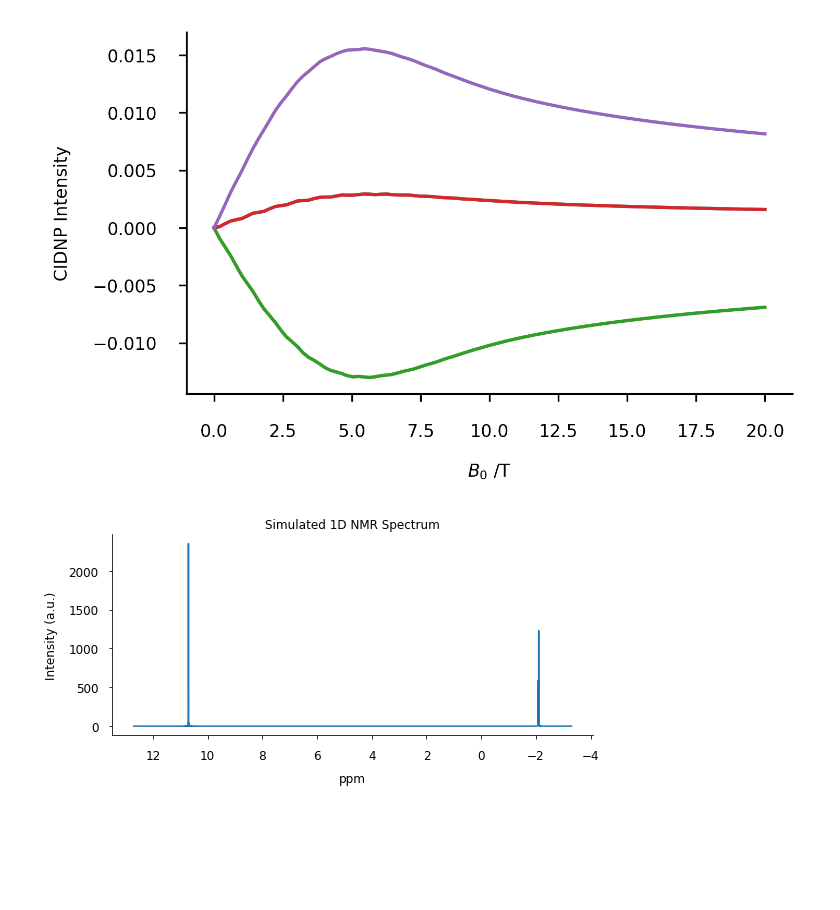
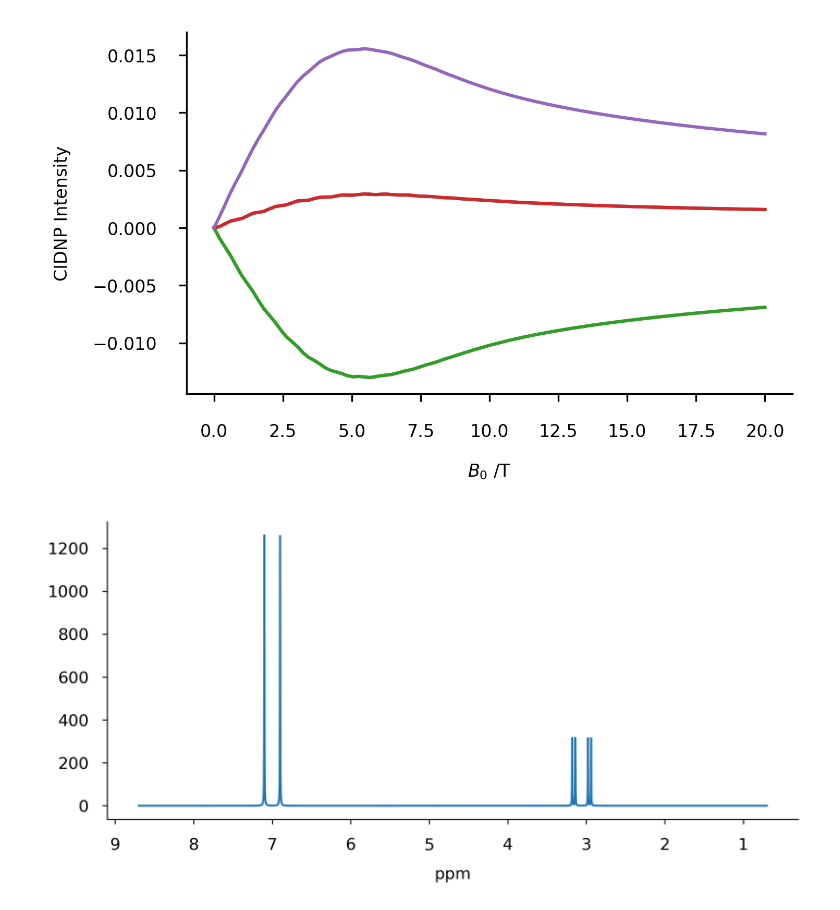
Before and after one commit to Spin-Chemistry-Labs/radicalpy, a Jupyter notebook: examples/cidnp_new.ipynb, the cells around one changed output. Saved outputs shown, nothing was run; the diff lists cells and outputs as text; code cells hidden in the pictures; blank space fills up the shorter version.

```diff
--- a/examples/cidnp_new.ipynb
+++ b/examples/cidnp_new.ipynb
@@ -322,31 +322,31 @@ import numpy as np
 import matplotlib.pyplot as plt
 
 # ----------------------------- Core Functions ----------------------------- #
-def ccsmodu(freq_hz: np.ndarray, t: np.ndarray) -> np.ndarray:
+def nmr_chemical_shift_real_modulation(freq_hz: np.ndarray, t: np.ndarray) -> np.ndarray:
     """Chemical-shift modulation (real): cos(2π f t)."""
     return np.cos(2.0 * np.pi * np.multiply.outer(freq_hz, t))
 
-def scsmodu(freq_hz: np.ndarray, t: np.ndarray) -> np.ndarray:
+def nmr_chemical_shift_imaginary_modulation(freq_hz: np.ndarray, t: np.ndarray) -> np.ndarray:
     """Chemical-shift modulation (imag): sin(2π f t)."""
     return np.sin(2.0 * np.pi * np.multiply.outer(freq_hz, t))
 
-def jmodu(j_hz: np.ndarray, t: np.ndarray, mult_minus_one: np.ndarray) -> np.ndarray:
+def nmr_scalar_coupling_modulation(j_hz: np.ndarray, t: np.ndarray, mult_minus_one: np.ndarray) -> np.ndarray:
     """J-modulation: cos(π J t) ** (mult - 1)."""
     base = np.cos(np.pi * np.multiply.outer(j_hz, t))
     return np.where(mult_minus_one[:, None] > 0, base ** mult_minus_one[:, None], 1.0)
 
-def t2relax(t: np.ndarray, t2: float) -> np.ndarray:
+def nmr_t2_relaxation(t: np.ndarray, t2: float) -> np.ndarray:
     """T2 relaxation decay: exp(-t / T2)."""
     return np.exp(-t / t2)
 
 # ----------------------------- Parameters -------------------------------- #
 # You can tweak these if you'd like to see different peak patterns
-SW_HZ        = 8000.0   # spectral width (Hz)
-NP           = 8192     # acquired points
-N_FFT        = 16384    # zero-filled FFT length
+SW_HZ        = 4000.0   # spectral width (Hz)
+NP           = 8000   # acquired points
+N_FFT        = 16000    # zero-filled FFT length
 TRANS_MHZ    = 500.0    # transmitter frequency (MHz)
 CARRIER_PPM  = 4.7      # carrier position (ppm)
-LINEWIDTH_HZ = 1.0      # Lorentzian linewidth (Hz)
+LINEWIDTH_HZ = 2.0      # Lorentzian linewidth (Hz)
 SCALE        = 1.0      # final y-scale
 
 # TRANS_MHZ   = 500.0           # Spectrometer frequency (MHz)
@@ -357,9 +357,13 @@ SCALE        = 1.0      # final y-scale
 # LINEWIDTH_HZ= 2.5             # Lorentzian FWHM (Hz) used for T2 in FID
 
 # Multiplets: (No. of nuclei, frequency (Hz), multiplicity, J (Hz))
+# for CIDNP, just replace No. of nuclei with the CIDNP intensity at the proton frequency
+# e.g., 500 MHz = 11.75 T
 MULTIPLETS = [
-    (1.0,  1000.0, 1, 0.0),  # singlet @ +1000 Hz
-    (1.0,  -600.0, 3, 7.0),  # triplet @ -600 Hz, J=7 Hz
+    (2.0,  800.0, 2, 0),  # singlet @ +1000 Hz
+    (2.0,  900.0, 2, 0),  # singlet @ +1000 Hz
+    (1.0,  2870.0, 2, 20),  # triplet @ -600 Hz, J=7 Hz
+    (1.0,  2770.0, 2, 20),  # triplet @ -600 Hz, J=7 Hz
 ]
 
 # ----------------------------- Simulation -------------------------------- #
@@ -376,10 +380,10 @@ time = np.linspace(0.0, at, NP, endpoint=True)
 # Multiplet arrays
 if len(MULTIPLETS) > 0:
     arr  = np.array(MULTIPLETS, dtype=float)
-    nnuc = arr[:, 0]
-    f_hz = arr[:, 1]
-    mult = arr[:, 2].astype(int)
-    j_hz = arr[:, 3]
+    nnuc = arr[:, 0]  # number of nuclei
+    f_hz = arr[:, 1]  # frequency
+    mult = arr[:, 2].astype(int)  # multiplicity
+    j_hz = arr[:, 3]  # J
 else:
     nnuc = np.zeros(0)
     f_hz = np.zeros(0)
@@ -388,10 +392,10 @@ else:
 
 # Build FID (vectorized)
 if len(MULTIPLETS) > 0:
-    cs_re = ccsmodu(f_hz, time)        # (n_mult, NP)
-    cs_im = scsmodu(f_hz, time)        # (n_mult, NP)
-    jpow  = jmodu(j_hz, time, mult - 1)
-    decay = t2relax(time, t2)          # (NP,)
+    cs_re = nmr_chemical_shift_real_modulation(f_hz, time)        # (n_mult, NP)
+    cs_im = nmr_chemical_shift_imaginary_modulation(f_hz, time)        # (n_mult, NP)
+    jpow  = nmr_scalar_coupling_modulation(j_hz, time, mult - 1)
+    decay = nmr_t2_relaxation(time, t2)          # (NP,)
 
     rfid = np.sum(nnuc[:, None] * cs_re * jpow, axis=0) * decay
     ifid = np.sum(nnuc[:, None] * cs_im * jpow, axis=0) * decay
@@ -399,33 +403,33 @@ else:
     rfid = np.zeros(NP)
     ifid = np.zeros(NP)
 
 # Scale the first point
 rfid[0] *= 0.5
 ifid[0] *= 0.5
 
 # Zero-fill
 if N_FFT > NP:
     pad_len = N_FFT - NP
     rfid = np.concatenate([rfid, np.zeros(pad_len)])
     ifid = np.concatenate([ifid, np.zeros(pad_len)])
 
 # FFT
 fid  = rfid + 1j * ifid
 spec = np.fft.fft(fid, n=N_FFT)
 
 # Frequency (MHz)
 i = np.arange(1, N_FFT + 1, dtype=float)
 freq_mhz = ((TRANS_MHZ * 1.0e6) + (SW_HZ / 2.0) - ((i - 1.0) * SW_HZ) / (N_FFT - 1.0)) / 1.0e6
 ppm = ((freq_mhz - reffreq) / reffreq) * 1.0e6
 
 # ------------------------------- Plot ------------------------------------ #
 plt.figure(figsize=(8, 4))
 plt.plot(ppm, spec.real * SCALE)
 plt.gca().invert_xaxis()  # Conventional NMR display: high ppm on the left
 plt.xlabel("ppm")
-plt.ylabel("Intensity (a.u.)")
-plt.title("Simulated 1D NMR Spectrum")
+# plt.ylabel("Intensity (a.u.)")
+# plt.title("Simulated 1D NMR Spectrum")
 plt.tight_layout()
 plt.show()
 # %% [output]
-[figure, old version]
+[figure, new version]
```
